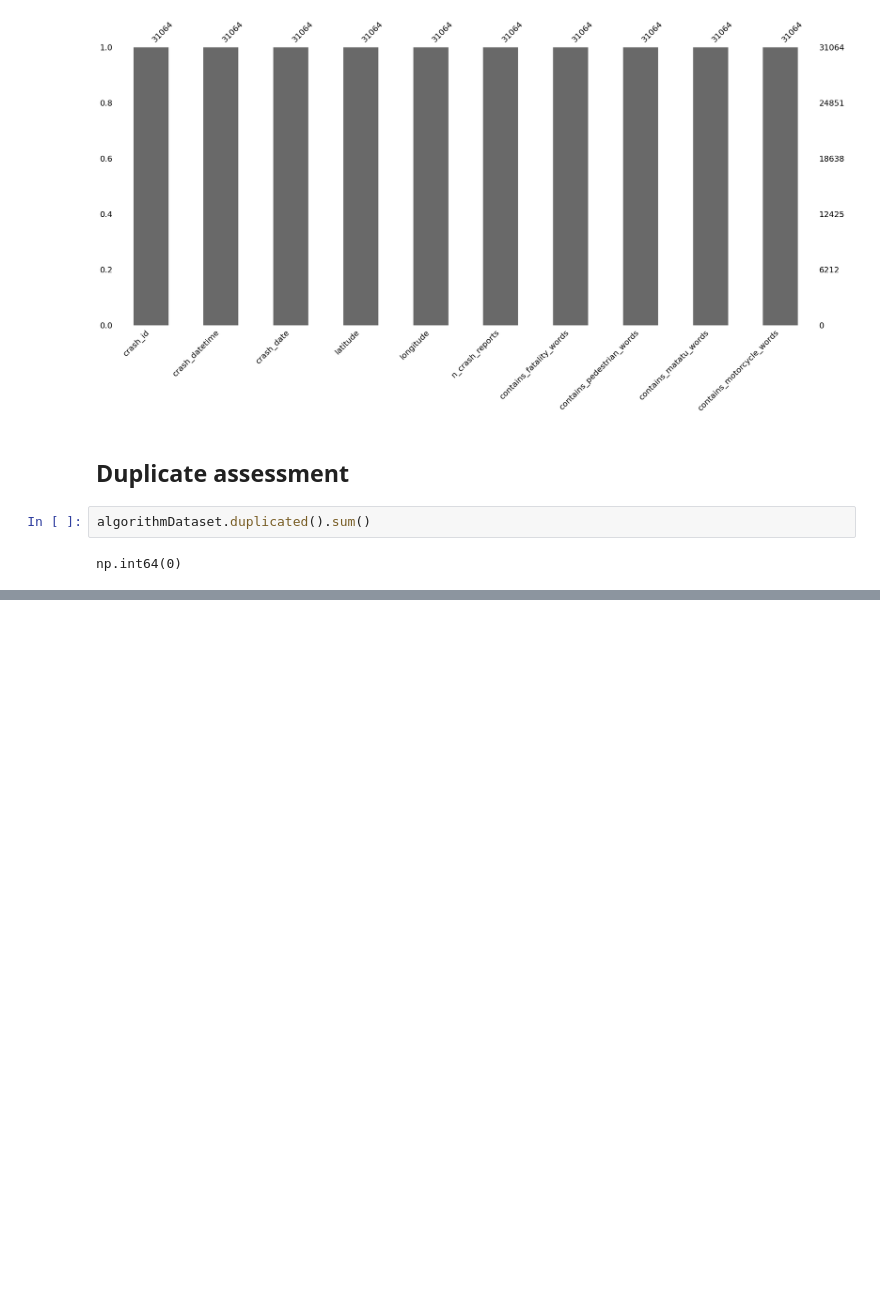
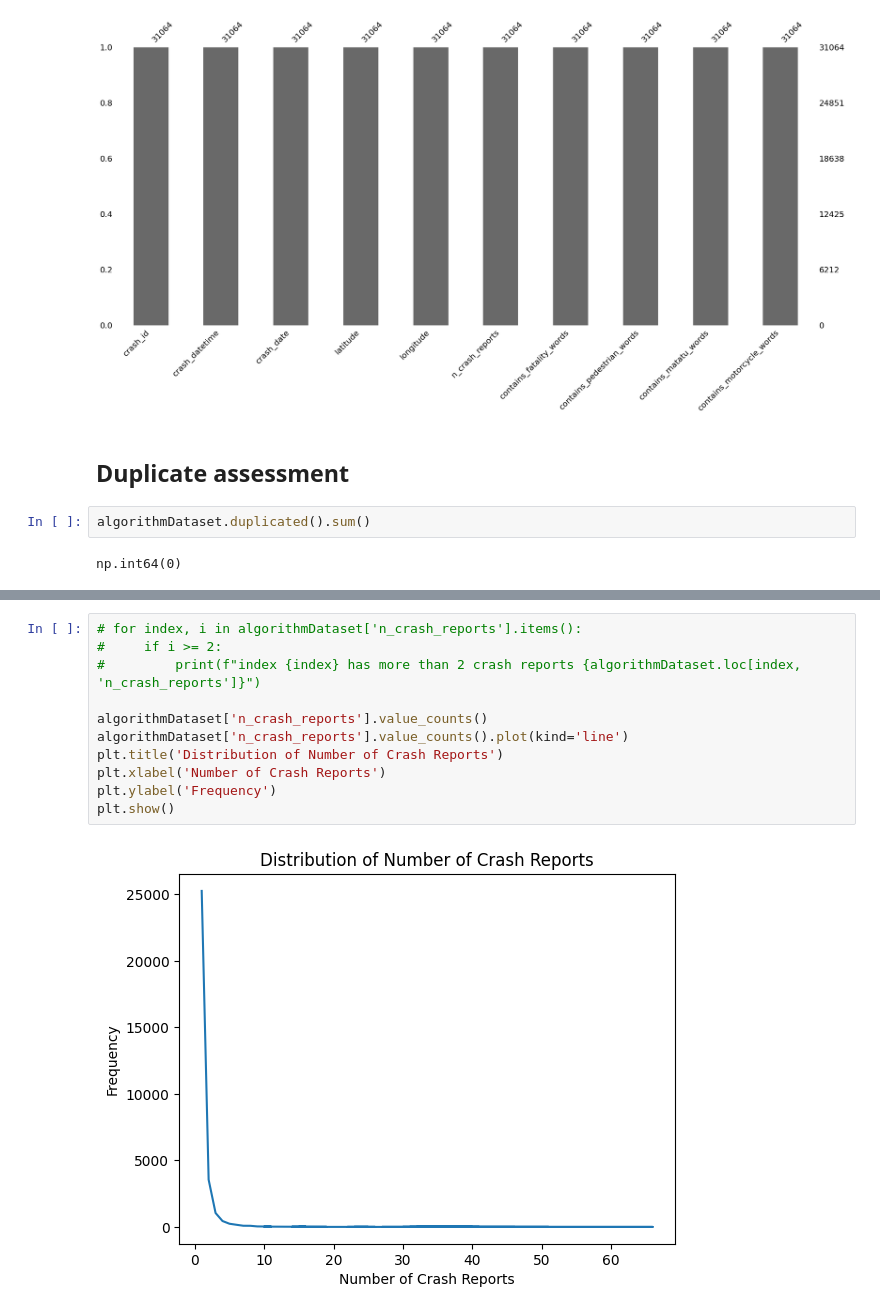
Before and after one commit to alvanotieno541-lang/Road-accident-blackspot-detection-Project, a Jupyter notebook: notebooks/01_data_quality_assessment.ipynb, the cells around one changed output, grey strips where cells are left out. Cells and saved outputs as stored; diff of their text form; blank space fills up the shorter version.

```diff
--- a/notebooks/01_data_quality_assessment.ipynb
+++ b/notebooks/01_data_quality_assessment.ipynb
@@ -122,0 +165,13 @@ np.int64(0)
+# %%
+# for index, i in algorithmDataset['n_crash_reports'].items():
+#     if i >= 2:
+#         print(f"index {index} has more than 2 crash reports {algorithmDataset.loc[index, 'n_crash_reports']}")
+
+algorithmDataset['n_crash_reports'].value_counts()
+algorithmDataset['n_crash_reports'].value_counts().plot(kind='line')
+plt.title('Distribution of Number of Crash Reports')
+plt.xlabel('Number of Crash Reports')
+plt.ylabel('Frequency')
+plt.show()
+# %% [output]
+[figure, added]
```
Also changed, not shown: parts of 13 cells of this notebook.
